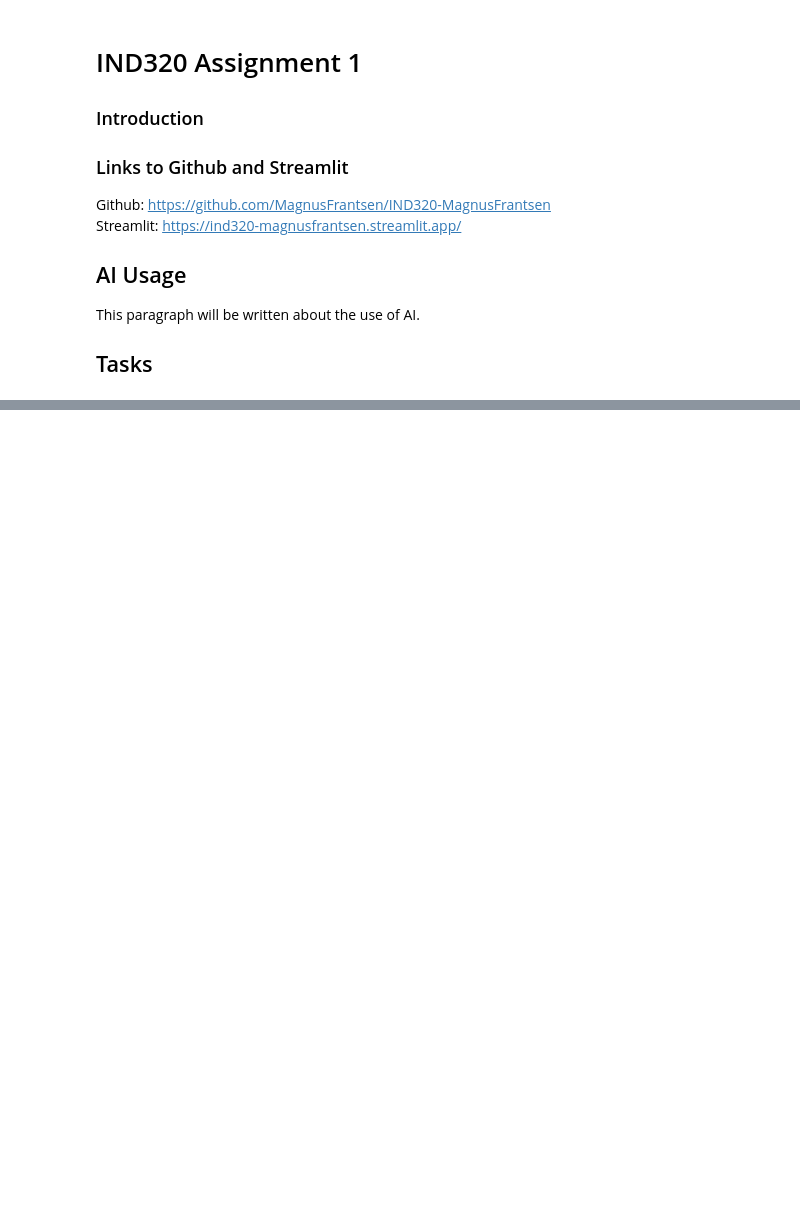
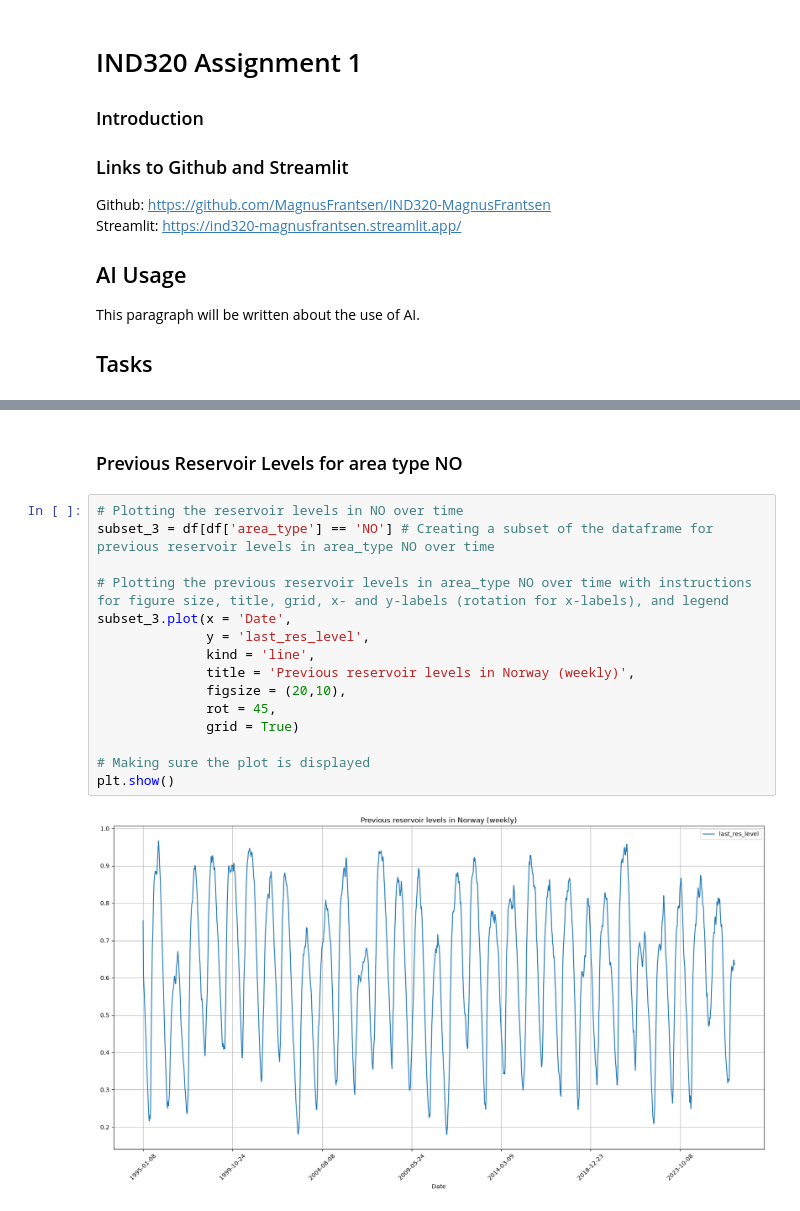
Before and after one commit to MagnusFrantsen/IND320-MagnusFrantsen, a Jupyter notebook: D2Dbook/Assignment 1.ipynb, the cells around one changed output, grey strips where cells are left out. Saved outputs shown, nothing was run; the diff lists cells and outputs as text; blank space fills up the shorter version.

```diff
--- a/D2Dbook/Assignment 1.ipynb
+++ b/D2Dbook/Assignment 1.ipynb
@@ -82,3 +98,22 @@ subset_2.plot(x='Date',
 plt.show()
 # %% [output]
 [figure]
+# %% [markdown]
+### Previous Reservoir Levels for area type NO
+# %%
+# Plotting the reservoir levels in NO over time
+subset_3 = df[df['area_type'] == 'NO'] # Creating a subset of the dataframe for previous reservoir levels in area_type NO over time
+
+# Plotting the previous reservoir levels in area_type NO over time with instructions for figure size, title, grid, x- and y-labels (rotation for x-labels), and legend
+subset_3.plot(x = 'Date',
+              y = 'last_res_level',
+              kind = 'line',
+              title = 'Previous reservoir levels in Norway (weekly)',
+              figsize = (20,10),
+              rot = 45,
+              grid = True)
+
+# Making sure the plot is displayed
+plt.show()
+# %% [output]
+[figure, added]
```
Also changed, not shown: parts of 6 cells of this notebook, 1 other file.
